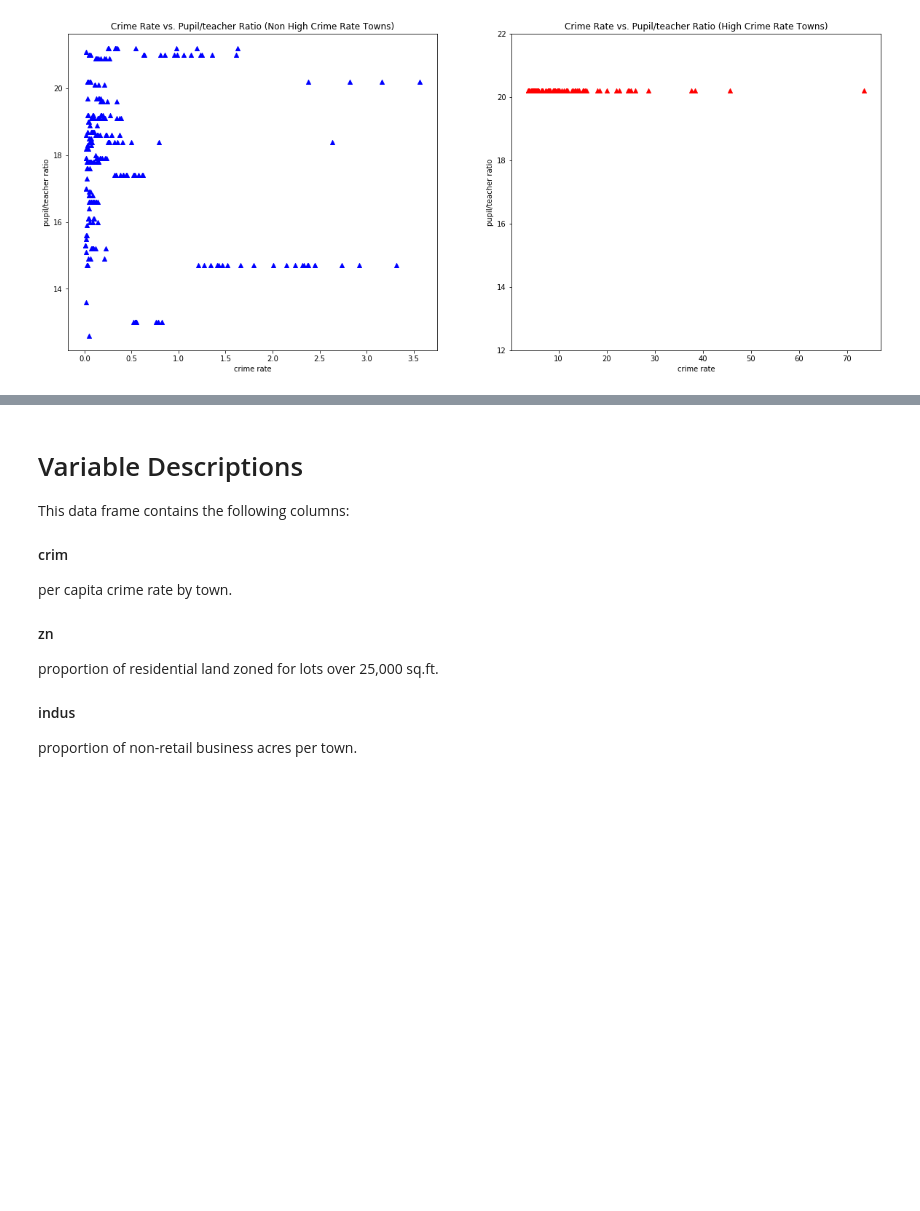
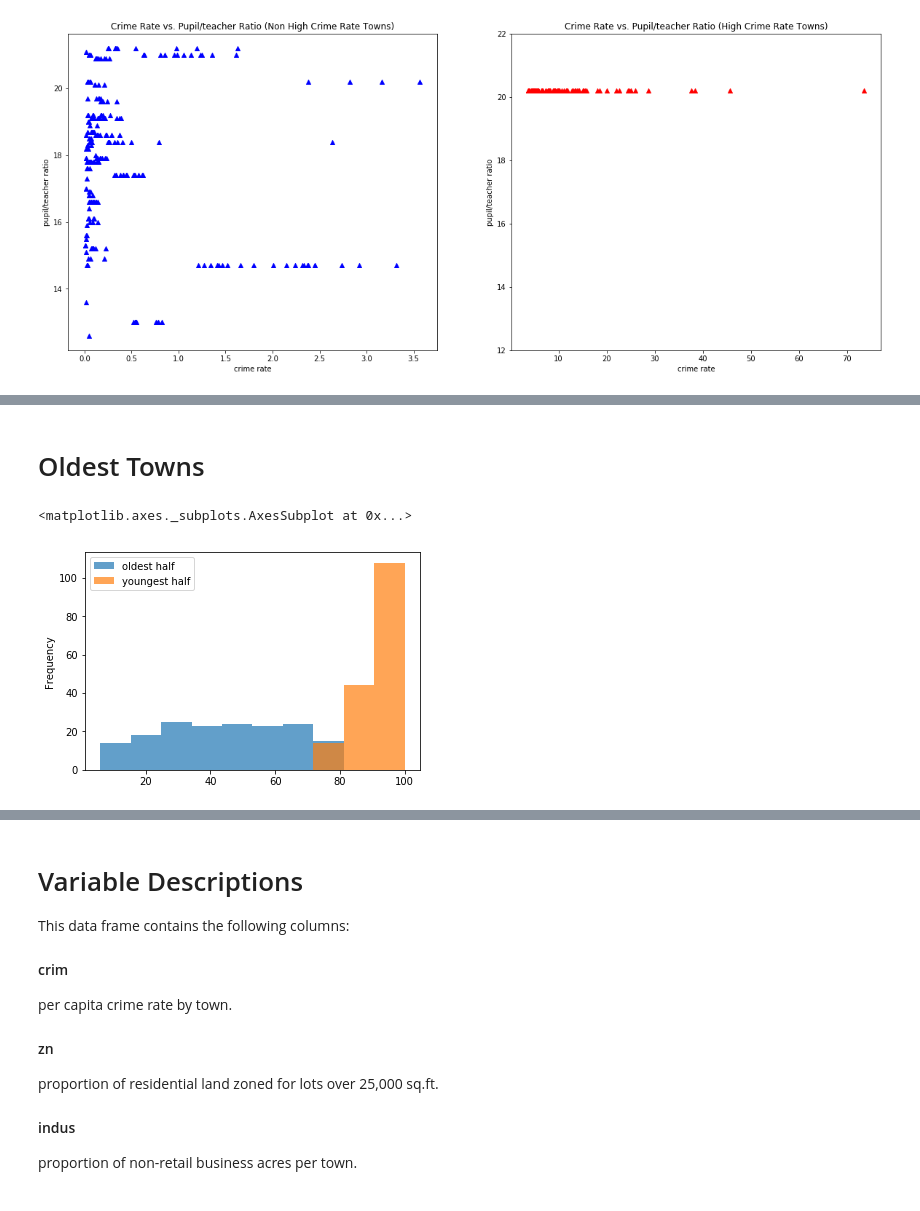
Before and after one commit to jsavory-94/dsc-1-03-16-eda-with-pandas-using-the-boston-housing-data-lab-online-ds-pt-021119, a Jupyter notebook: index.ipynb, the cells around one changed output, grey strips where cells are left out. Drawn from its saved outputs; the diff is of its cells as text; code cells hidden in the pictures; blank space fills up the shorter version.

```diff
--- a/index.ipynb
+++ b/index.ipynb
@@ -102,0 +106,22 @@ AttributeError: 'list' object has no attribute 'plot'
+# %% [markdown]
+# Oldest Towns
+# %%
+#How is building age distributed across our dataset?
+
+ages = df['age']
+ages_list = list(ages)
+ages_list_sorted = sorted(ages_list)
+
+ages_list_sorted
+ages_list_length = len(ages_list)
+oldest_towns = ages_list_sorted[:166]
+youngest_towns = ages_list_sorted[167:]
+
+
+age_data = pd.DataFrame({'oldest half': oldest_towns,
+                    'youngest half': youngest_towns},
+                     index = range(0, int(ages_list_length/2)))
+age_data.plot.hist(alpha = 0.7)
+# %% [output]
+<matplotlib.axes._subplots.AxesSubplot at 0x...>
+[figure, added]
```
Also changed, not shown: parts of 5 cells of this notebook.
